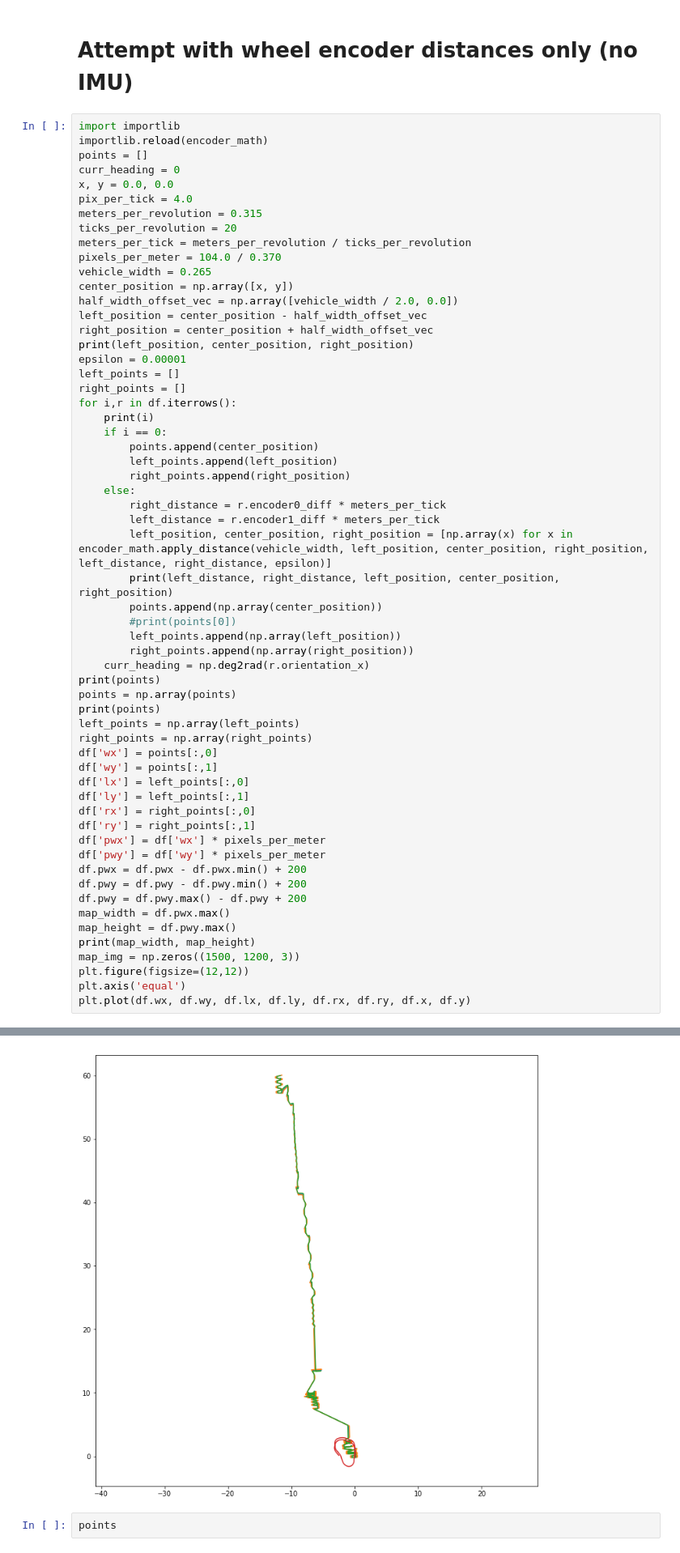
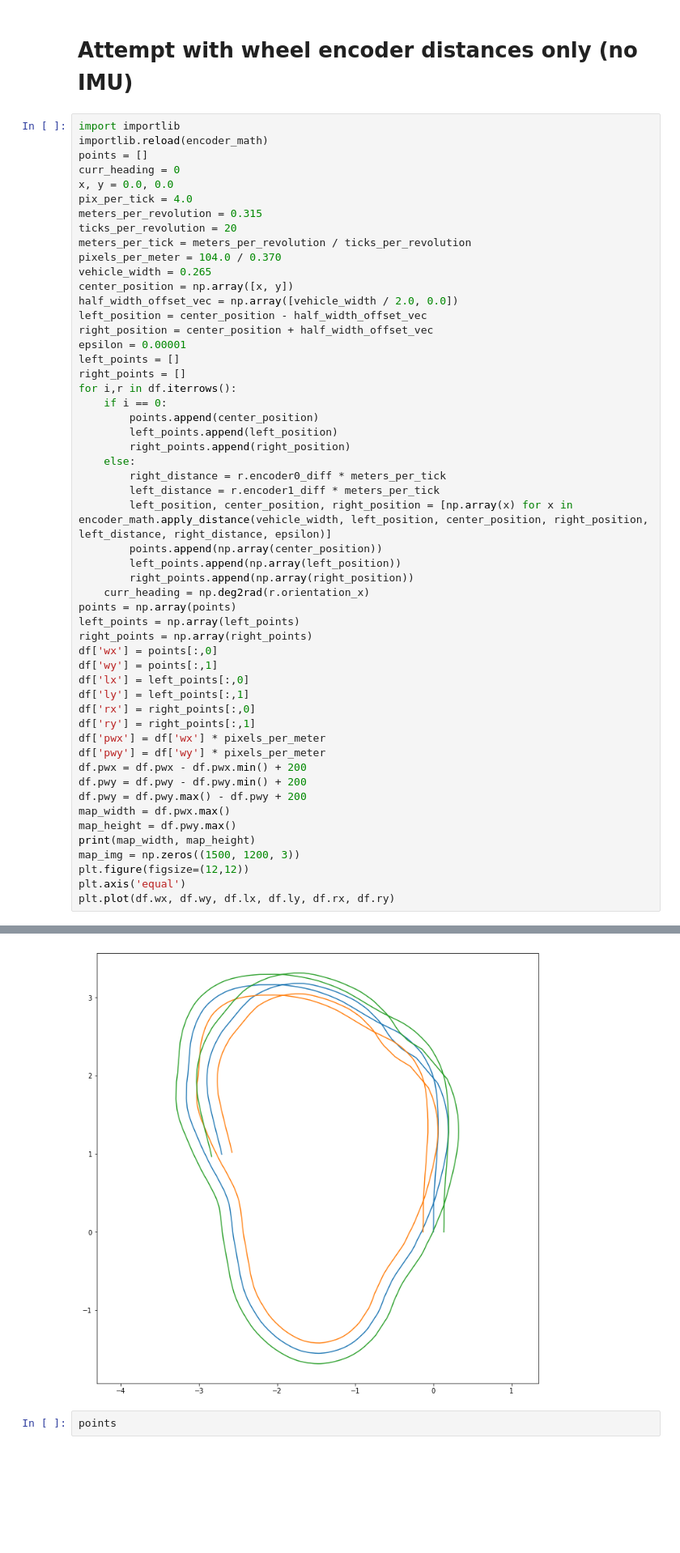
Before and after one commit to coreyabshire/marv, a Jupyter notebook: notebooks/map_collection.ipynb, the cells around one changed output, grey strips where cells are left out. Shown at 81% size. Drawn from its saved outputs; the diff is of its cells as text; blank space fills up the shorter version.

```diff
--- a/notebooks/map_collection.ipynb
+++ b/notebooks/map_collection.ipynb
@@ -283,12 +283,10 @@ center_position = np.array([x, y])
 half_width_offset_vec = np.array([vehicle_width / 2.0, 0.0])
 left_position = center_position - half_width_offset_vec
 right_position = center_position + half_width_offset_vec
-print(left_position, center_position, right_position)
 epsilon = 0.00001
 left_points = []
 right_points = []
 for i,r in df.iterrows():
-    print(i)
     if i == 0:
         points.append(center_position)
         left_points.append(left_position)
@@ -297,15 +295,11 @@ for i,r in df.iterrows():
         right_distance = r.encoder0_diff * meters_per_tick
         left_distance = r.encoder1_diff * meters_per_tick
         left_position, center_position, right_position = [np.array(x) for x in encoder_math.apply_distance(vehicle_width, left_position, center_position, right_position, left_distance, right_distance, epsilon)]
-        print(left_distance, right_distance, left_position, center_position, right_position)
         points.append(np.array(center_position))
-        #print(points[0])
         left_points.append(np.array(left_position))
         right_points.append(np.array(right_position))
     curr_heading = np.deg2rad(r.orientation_x)
-print(points)
 points = np.array(points)
-print(points)
 left_points = np.array(left_points)
 right_points = np.array(right_points)
 df['wx'] = points[:,0]
@@ -325,5 +319,5 @@ print(map_width, map_height)
 map_img = np.zeros((1500, 1200, 3))
 plt.figure(figsize=(12,12))
 plt.axis('equal')
-plt.plot(df.wx, df.wy, df.lx, df.ly, df.rx, df.ry, df.x, df.y)
+plt.plot(df.wx, df.wy, df.lx, df.ly, df.rx, df.ry)
 # %% [output]
@@ -350,5 +327,5 @@ plt.plot(df.wx, df.wy, df.lx, df.ly, df.rx, df.ry, df.x, df.y)
  <matplotlib.lines.Line2D at 0x...>]
-[figure, old version]
+[figure, new version]
 # %%
 points
 # %% [output]
```
Also changed, not shown: parts of 3 cells of this notebook, 2 other files.
